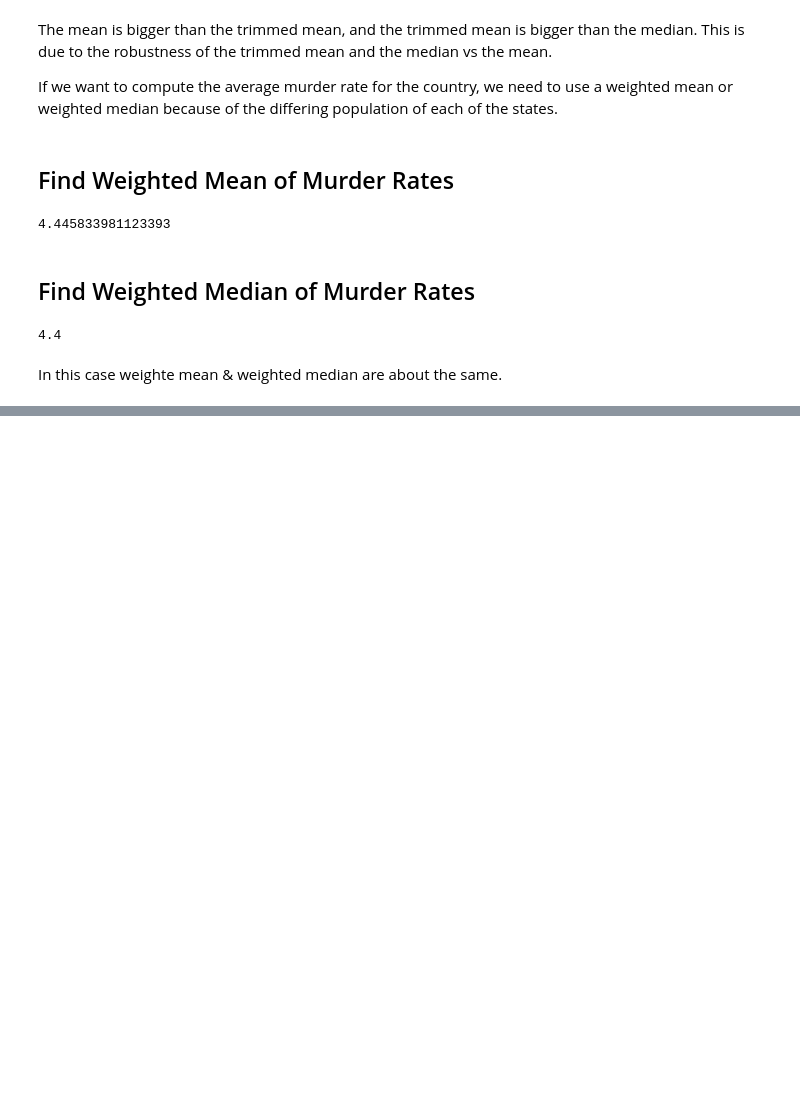
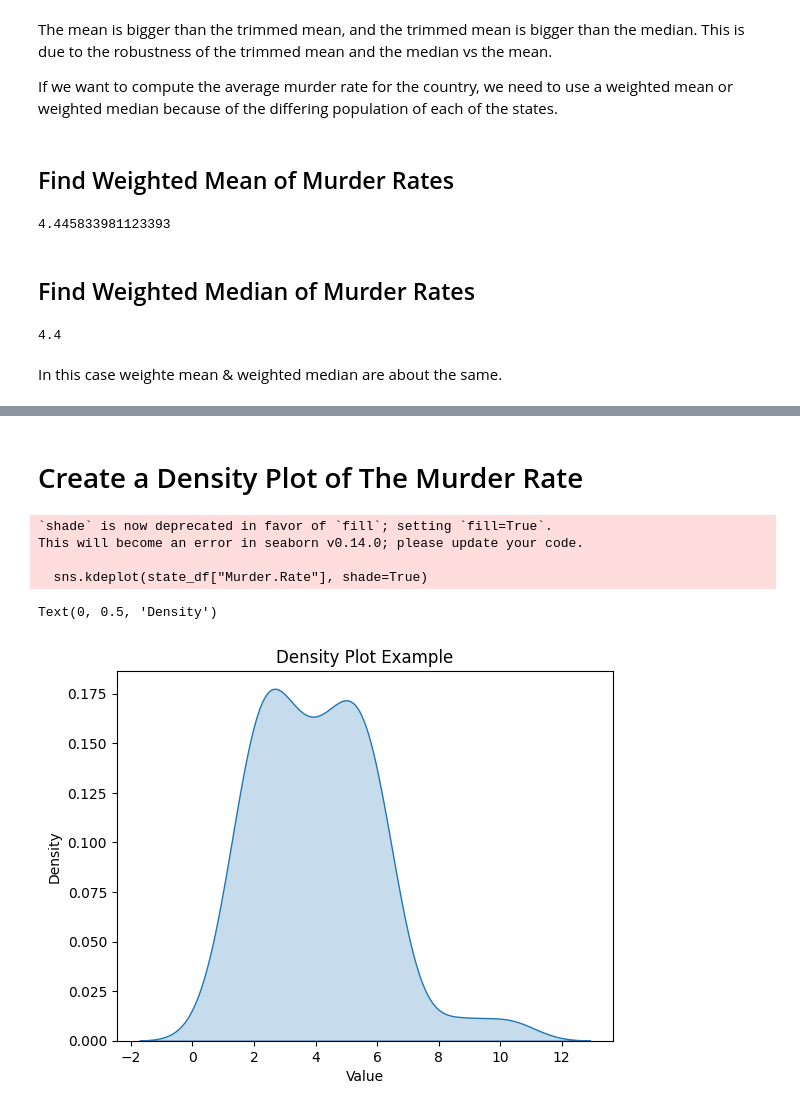
Before and after one commit to XixWISExiX/Practical-Statistics-for-Data-Science, a Jupyter notebook: worksheets/population-murder-rates.ipynb, the cells around one changed output, grey strips where cells are left out. Cells and saved outputs as stored; diff of their text form; code cells hidden in the pictures; blank space fills up the shorter version.

```diff
--- a/worksheets/population-murder-rates.ipynb
+++ b/worksheets/population-murder-rates.ipynb
@@ -51,0 +118,19 @@ In this case weighte mean & weighted median are about the same.
+# %% [markdown]
+# Create a Density Plot of The Murder Rate
+# %%
+import seaborn as sns
+
+# Create a density plot
+sns.kdeplot(state_df["Murder.Rate"], shade=True)
+
+# Add labels and title
+plt.title("Density Plot Example")
+plt.xlabel("Value")
+plt.ylabel("Density")
+# %% [output]
+`shade` is now deprecated in favor of `fill`; setting `fill=True`.
+This will become an error in seaborn v0.14.0; please update your code.
+
+  sns.kdeplot(state_df["Murder.Rate"], shade=True)
+Text(0, 0.5, 'Density')
+[figure, added]
```
Also changed, not shown: parts of 17 cells of this notebook.
